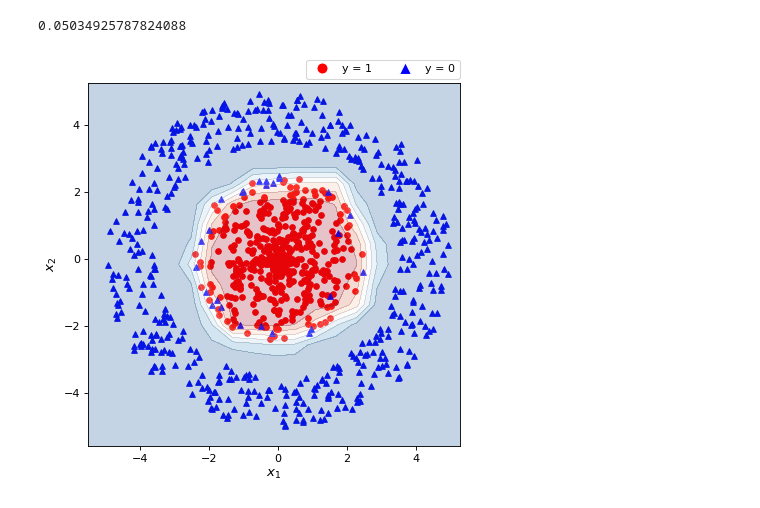
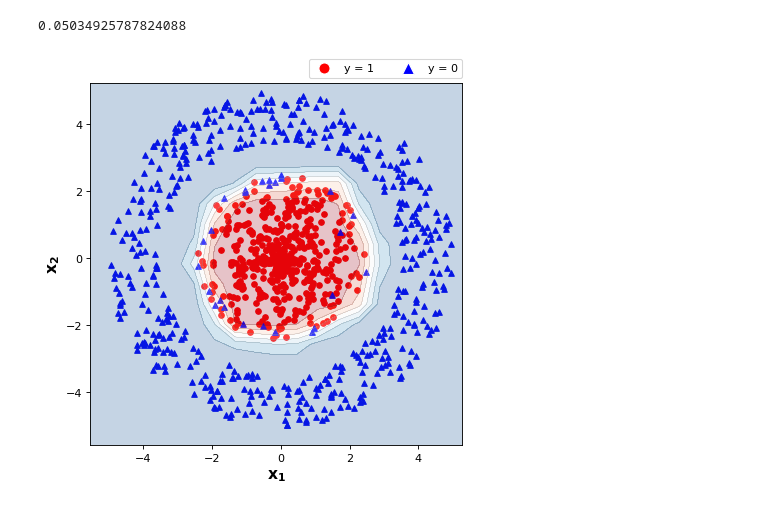
Before and after one commit to tayfununal/Artificial-Neural-Network-with-One-Hidden-Layer, a Jupyter notebook: new_revision_without_baski.ipynb, the cells around one changed output. Cells and saved outputs as stored; diff of their text form; code cells hidden in the pictures.

```diff
--- a/new_revision_without_baski.ipynb
+++ b/new_revision_without_baski.ipynb
@@ -226,30 +226,30 @@ cost
 # %%
 from matplotlib.lines import Line2D
 def plot_decision_boundary(X, Y, cmap='RdBu_r'):
 
   h = 0.6
   x_min, x_max = X[0,:].min() - h, X[0,:].max() + h
   y_min, y_max = X[1,:].min() - h, X[1,:].max() + h
   xx, yy = np.meshgrid(np.arange(x_min, x_max, h),
                         np.arange(y_min, y_max, h))
   A2, cache = forward_prop(np.c_[xx.ravel(), yy.ravel()].T, parameters)
   A2 = A2.reshape(xx.shape)
 
   fig, ax = plt.subplots(figsize=(6,6), dpi=80)
 
   df1.plot.scatter(0 ,1 , s=25, c="red", cmap=cmap, ax=ax)
   df2.plot.scatter(0, 1, s=25, c="blue", ax=ax, marker="^", cmap=cmap)
 
   ax.contourf(xx, yy, A2, cmap=cmap, alpha=0.25)
   ax.contour(xx, yy, A2, colors='k', linewidths=0.1)
 
   red_circle = Line2D([0], [0], marker='o', color='w', label='y = 1',markerfacecolor='r', markersize=10)
   blue_circle = Line2D([0], [0], marker='^', color='w', label='y = 0',markerfacecolor='b', markersize=10)
   ax.legend(handles=[red_circle,blue_circle], bbox_to_anchor=(1.0145, 1.08), ncol=2)
 
-  plt.xlabel("$x_1$", fontsize=12, fontweight="bold")
-  plt.ylabel("$x_2$", fontsize=12, fontweight="bold")
+  plt.xlabel("$\mathbf{x_1}$", fontsize=14, fontweight="bold")
+  plt.ylabel("$\mathbf{x_2}$", fontsize=14, fontweight="bold")
 
 plot_decision_boundary(X, Y)
 # %% [output]
-[figure, old version]
+[figure, new version]
```
